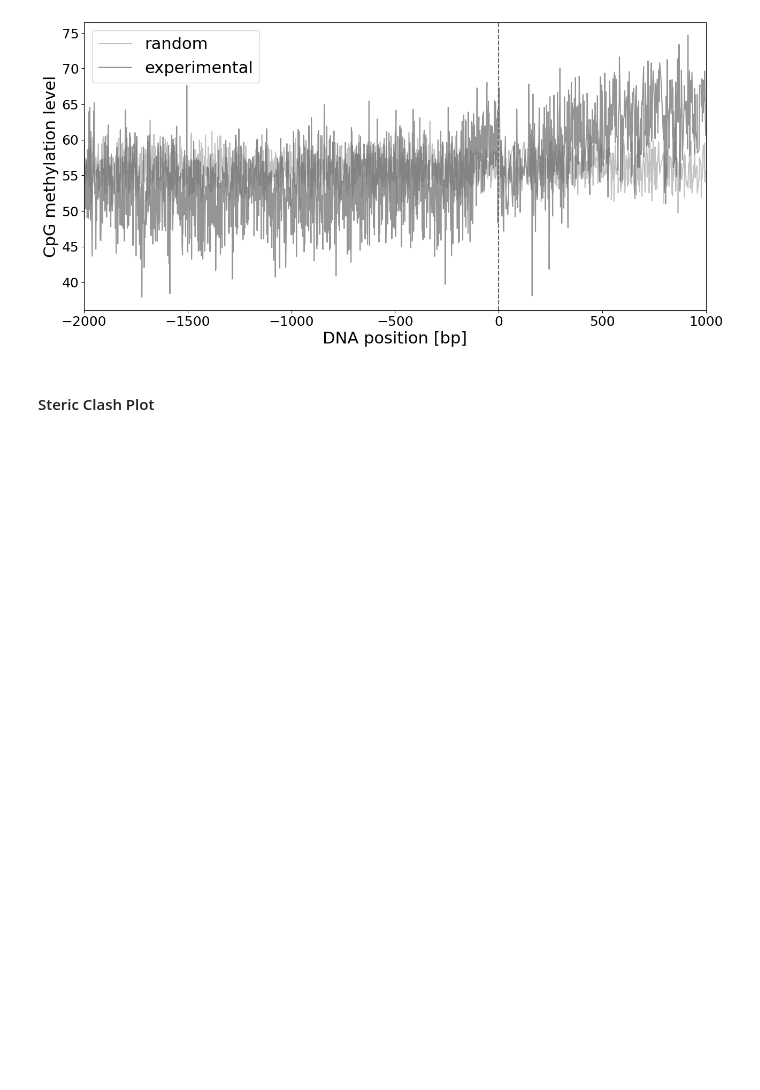
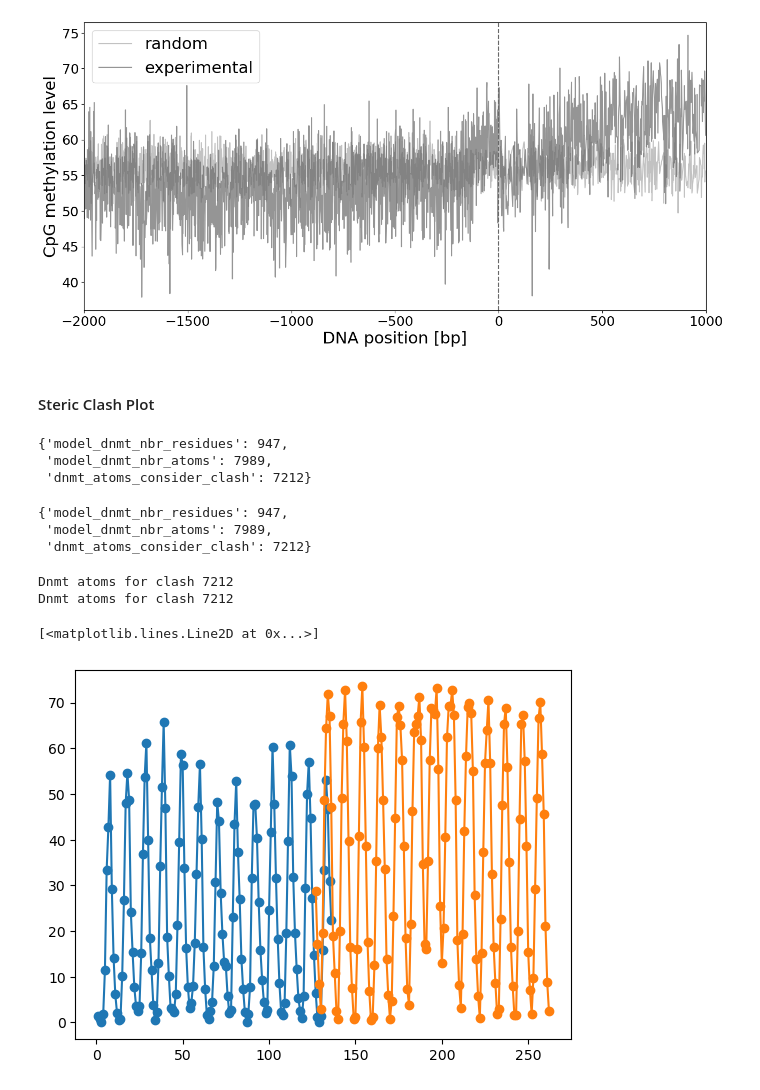
Before and after one commit to kevingeo11/DNA-Methylation-patterns, a Jupyter notebook: notebooks/plot_intersect_steric.ipynb, the cells around one changed output. Cells and saved outputs as stored; diff of their text form; code cells hidden in the pictures; blank space fills up the shorter version.

```diff
--- a/notebooks/plot_intersect_steric.ipynb
+++ b/notebooks/plot_intersect_steric.ipynb
@@ -332,0 +342,62 @@ import pickle
+# %%
+with open(clash_dict_loc_1kx5, 'rb') as fin:
+    clash_dict_1kx5 = pickle.load(fin)
+with open(info_dict_loc_1kx5, 'rb') as fin:
+    info_nbr_dict_1kx5 = pickle.load(fin)
+
+with open(clash_dict_loc_7v9j, 'rb') as fin:
+    clash_dict_7v9j = pickle.load(fin)
+with open(info_dict_loc_7v9j, 'rb') as fin:
+    info_nbr_dict_7v9j = pickle.load(fin)
+# %%
+info_nbr_dict_1kx5
+# %% [output]
+{'model_dnmt_nbr_residues': 947,
+ 'model_dnmt_nbr_atoms': 7989,
+ 'dnmt_atoms_consider_clash': 7212}
+# %%
+info_nbr_dict_7v9j
+# %% [output]
+{'model_dnmt_nbr_residues': 947,
+ 'model_dnmt_nbr_atoms': 7989,
+ 'dnmt_atoms_consider_clash': 7212}
+# %%
+def get_x_y(clash_dict_, info_nbr_dict_):
+    dnmt_atoms_consider_clash = info_nbr_dict_["dnmt_atoms_consider_clash"]
+    print('Dnmt atoms for clash', dnmt_atoms_consider_clash)
+    x = np.array(sorted(clash_dict_.keys()))
+    y = []
+
+    for pos in x:
+        all_clashes = 0
+        for clash_res in clash_dict_[pos]['steric_clash_list'].keys():
+            atom_clashes = clash_dict_[pos]['steric_clash_list'][clash_res]
+            nbr_clash_atoms = 0
+            seen_atoms = set()
+            for ac in atom_clashes: #['X_TYR923_N', 'A_ARG42_CD', 2.0103261]
+                dnmt_atom = ac[0]
+                nuc_atom = ac[1]
+                if dnmt_atom not in seen_atoms:
+                    seen_atoms.add(dnmt_atom)
+                    nbr_clash_atoms += 1
+
+            all_clashes += nbr_clash_atoms
+
+        perc_clash_atoms = (float(all_clashes)/float(dnmt_atoms_consider_clash))*100
+        y.append(perc_clash_atoms)
+
+    y = np.array(y)
+
+    return x, y
+# %%
+x_1kx5, y_1kx5 = get_x_y(clash_dict_1kx5, info_nbr_dict_1kx5)
+x_7v9j, y_7v9j = get_x_y(clash_dict_7v9j, info_nbr_dict_7v9j)
+# %% [output]
+Dnmt atoms for clash 7212
+Dnmt atoms for clash 7212
+# %%
+plt.plot(x_1kx5, y_1kx5, marker='o')
+plt.plot(x_7v9j, y_7v9j, marker='o')
+# %% [output]
+[<matplotlib.lines.Line2D at 0x...>]
+[figure, added]
```
Also changed, not shown: parts of 18 cells of this notebook, 20 other files.
